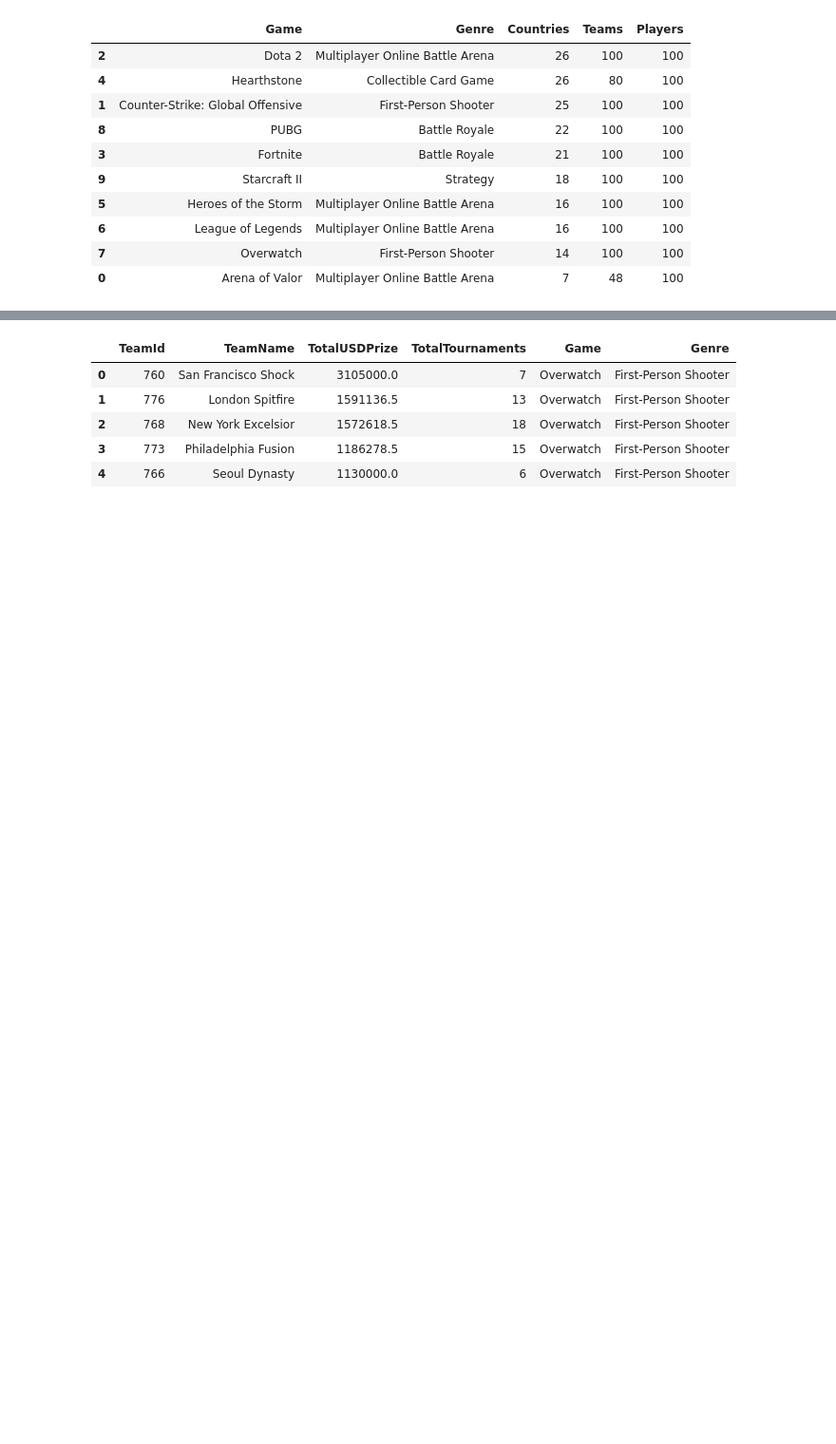
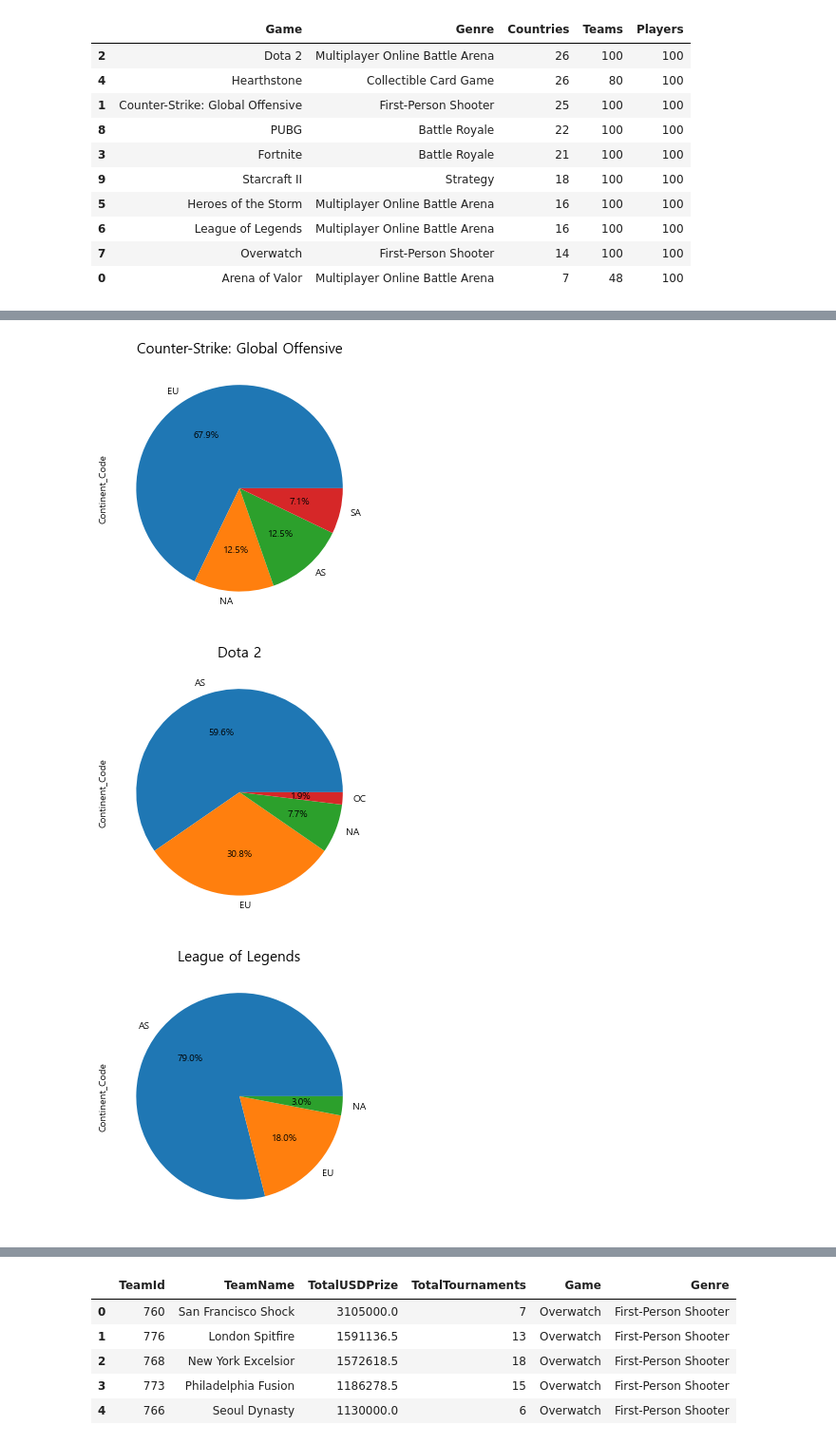
Before and after one commit to chester911/MainProjects, a Jupyter notebook: games/e-sports/earnings/e_sports_earning.ipynb, the cells around one changed output, grey strips where cells are left out. Shown: that part at 95% size. Drawn from its saved outputs; the diff is of its cells as text; code cells hidden in the pictures; blank space fills up the shorter version.

```diff
--- a/games/e-sports/earnings/e_sports_earning.ipynb
+++ b/games/e-sports/earnings/e_sports_earning.ipynb
@@ -178,0 +198,8 @@ game_cnt
+# %%
+players_1= players[['CountryCode', 'Game', 'Genre']]
+country_1= country[['Continent_Code', 'Two_Letter_Country_Code']]
+
+country_1['Two_Letter_Country_Code']= country_1.Two_Letter_Country_Code.str.lower()
+country_1= country_1.rename(columns= {'Two_Letter_Country_Code' : 'CountryCode'})
+
+country_1.head()
@@ -178,0 +213,4 @@ game_cnt
+# %%
+players_1= pd.merge(left= players_1, right= country_1, on= 'CountryCode', how= 'left')
+
+players_1.head()
@@ -178,0 +240,14 @@ game_cnt
+# %%
+game_list= players_1.Game.unique().tolist()
+
+players_1['Continent_Code'].fillna('NA', inplace= True)
+# fig, ax= plt.subplots(5, 2, figsize= (20, 10))
+
+for i in range(0, 10) :
+    plt.title(game_list[i], fontsize= 15)
+    players_1[players_1['Game']== game_list[i]]['Continent_Code'].value_counts().plot.pie(figsize= (5, 5), autopct= '%1.1f%%')
+    plt.show()
+# %% [output]
+[figure, added]
+[figure, added]
+[figure, added]
```
Also changed, not shown: parts of 26 cells of this notebook.
